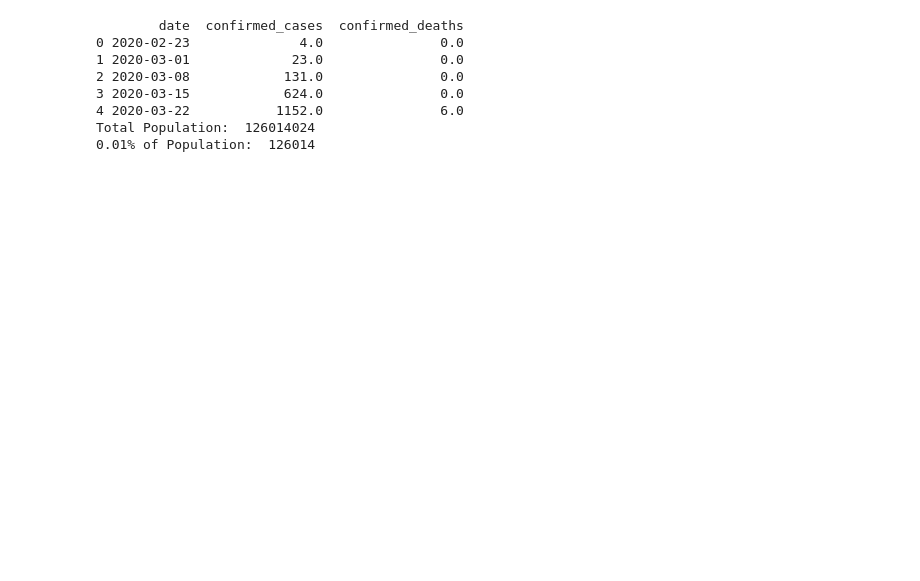
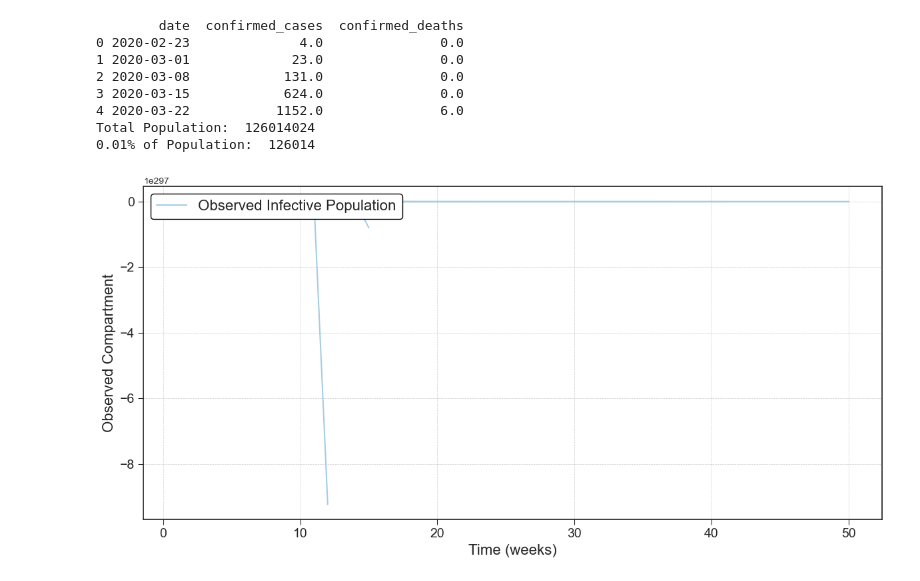
Before and after one commit to rosastreg/Undergrad_AM_Thesis, a Jupyter notebook: APF_demo.ipynb, the cells around one changed output. Saved outputs shown, nothing was run; the diff lists cells and outputs as text; code cells hidden in the pictures; blank space fills up the shorter version.

```diff
--- a/APF_demo.ipynb
+++ b/APF_demo.ipynb
@@ -77,0 +73,50 @@ def BM_SEUORDS(X_in, params, num_particles, m):
+# %%
+T = 50        # Number of periods
+num_particles = 100 # Number of particles
+
+# Set initial conditions
+params = set_param_priors()
+initial_states = set_IVC(N, num_particles)
+
+# Initialize the arrays to store results
+states = np.zeros([initial_states.shape[0], num_particles, T])  # Includes the initial step
+states[:, :, 0] = initial_states
+aggregates = np.zeros([num_particles, T])
+
+# Run the model over T periods with weekly aggregation
+for t in range(1, T):
+    weekly_results, new_infections = BM_SEUORDS(states[:, :, t-1], params, num_particles, N)
+    states[:, :, t] = weekly_results
+    aggregates[:, t] = new_infections
+# %%
+# Plot the simulation for each particle
+time = np.linspace(1, T, T)
+plt.figure(figsize=(12, 6))
+plt.style.use('seaborn-v0_8-ticks')
+colors = sns.color_palette('Paired')
+
+plt.plot(time, states[1, 0, :], color=colors[0], label='Observed Infective Population')
+#plt.plot(time, aggregates[0, 0, :], color=colors[1], label='Weekly Registered New Infections')
+
+for p in range(1,num_particles):
+    plt.plot(time, states[1, p, :], color=colors[0])
+    #plt.plot(time, aggregates[0, p, :], color=colors[1])
+
+plt.legend(
+    loc='upper left',
+    fontsize=16,
+    title='',
+    title_fontproperties={'weight': 'bold', 'size': 16},
+    frameon=True,
+    fancybox=True,
+    framealpha=1,
+    edgecolor='black',
+    facecolor='white')
+plt.xlabel('Time (weeks)', fontsize=16)
+plt.ylabel('Observed Compartment', fontsize=16)
+plt.tick_params(axis='both', which='major', labelsize=14)
+plt.grid(visible=True, linestyle='--', linewidth=0.5)
+plt.tight_layout()
+plt.show()
+# %% [output]
+[figure, added]
```
Also changed, not shown: parts of 52 cells of this notebook.
